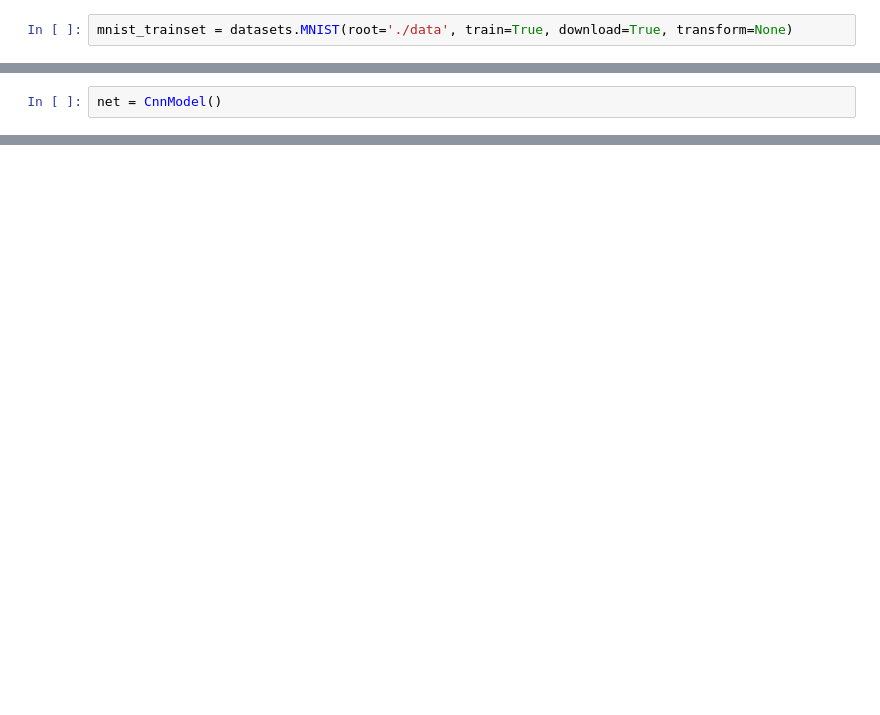
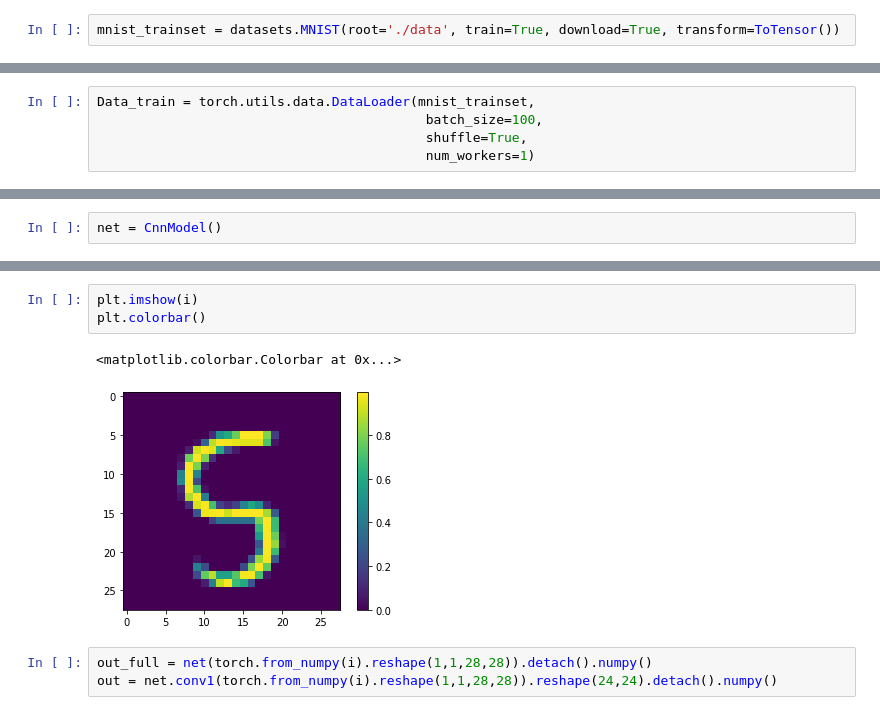
Before and after one commit to mathysgrapotte/deepexplain, a Jupyter notebook: Intro/Tutorial.ipynb, the cells around one changed output, grey strips where cells are left out. Drawn from its saved outputs; the diff is of its cells as text; blank space fills up the shorter version.

```diff
--- a/Intro/Tutorial.ipynb
+++ b/Intro/Tutorial.ipynb
@@ -7,2 +14,2 @@ import torch.nn.functional as F
 # %%
-mnist_trainset = datasets.MNIST(root='./data', train=True, download=True, transform=None)
+mnist_trainset = datasets.MNIST(root='./data', train=True, download=True, transform=ToTensor())
@@ -40,0 +62,5 @@ data_test ,targets_test = process_data_set_binary_classif(mnist_testset.data, mn
+# %%
+Data_train = torch.utils.data.DataLoader(mnist_trainset,
+                                          batch_size=100,
+                                          shuffle=True,
+                                          num_workers=1)
@@ -82,0 +158,9 @@ tensor([[0.9934, 0.0066],
+# %%
+plt.imshow(i)
+plt.colorbar()
+# %% [output]
+<matplotlib.colorbar.Colorbar at 0x...>
+[figure, added]
+# %%
+out_full = net(torch.from_numpy(i).reshape(1,1,28,28)).detach().numpy()
+out = net.conv1(torch.from_numpy(i).reshape(1,1,28,28)).reshape(24,24).detach().numpy()
```
Also changed, not shown: parts of 36 cells of this notebook, 1 other file.
